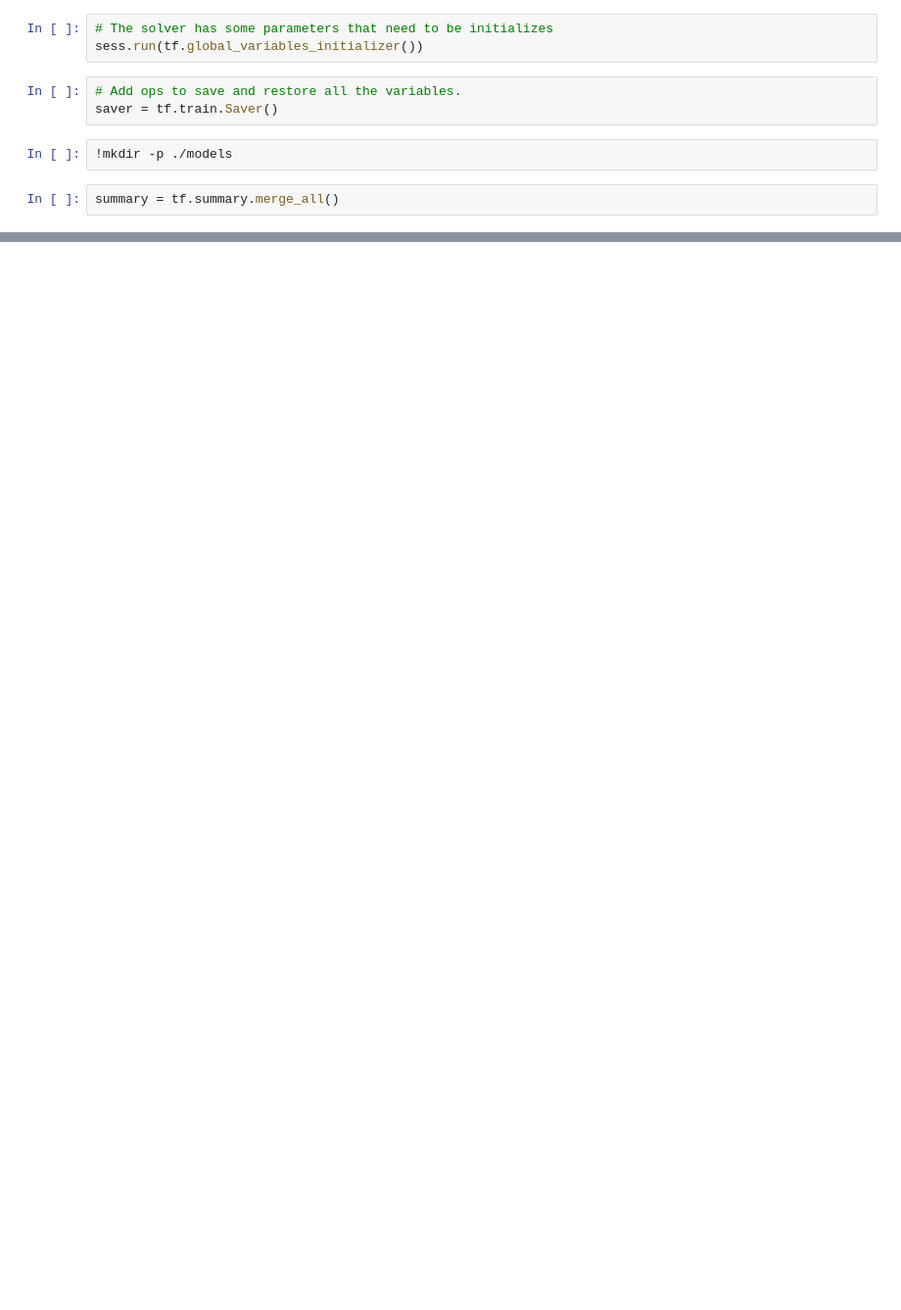
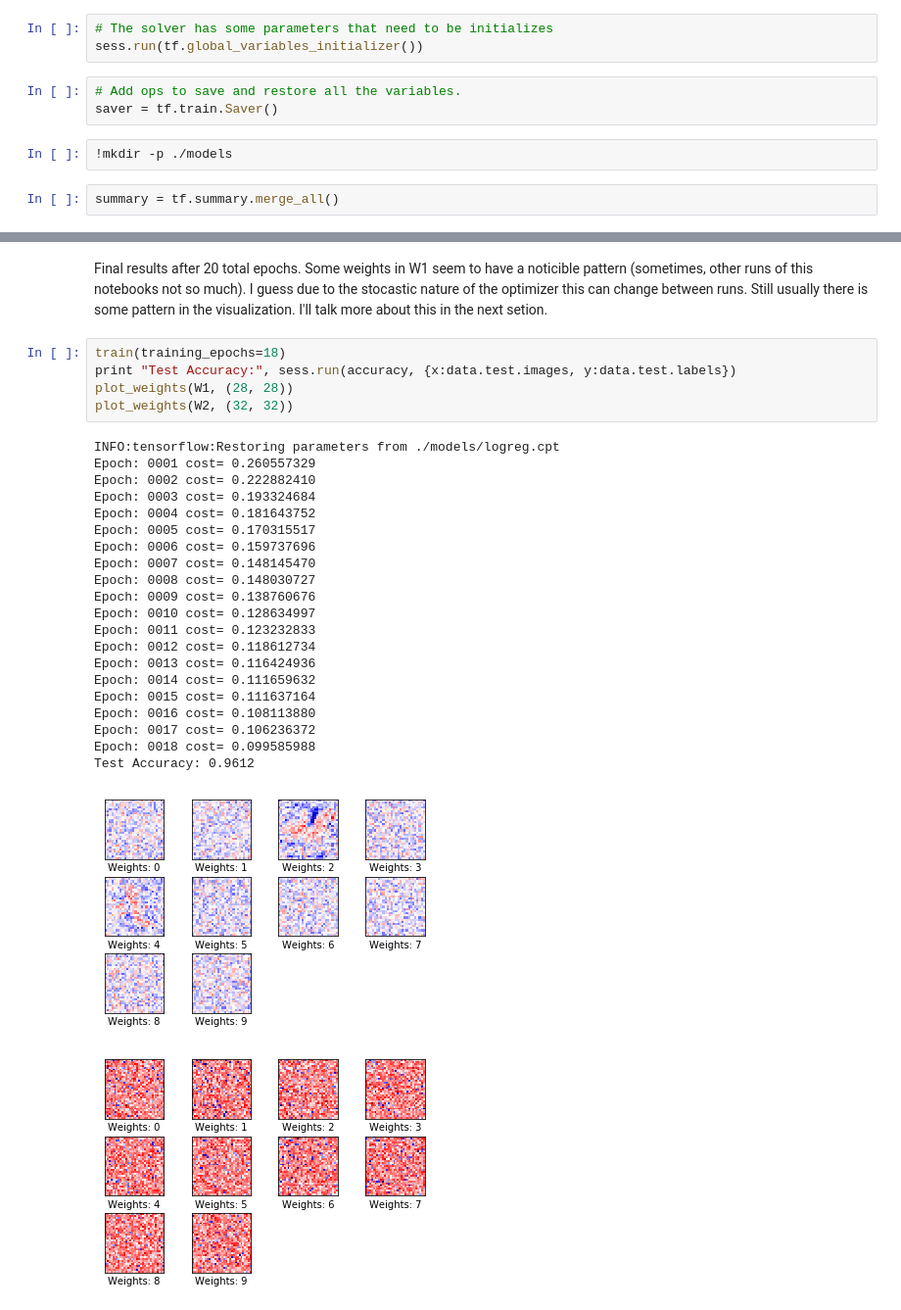
Before and after one commit to mspinelli/cse627a, a Jupyter notebook: labs/lab-07/my_solutions/lab07.ipynb, the cells around one changed output, grey strips where cells are left out. Shown: that part at 98% size. Drawn from its saved outputs; the diff is of its cells as text; blank space fills up the shorter version.

```diff
--- a/labs/lab-07/my_solutions/lab07.ipynb
+++ b/labs/lab-07/my_solutions/lab07.ipynb
@@ -224,0 +436,30 @@ Let's go back and add a hidden layer
+# %% [markdown]
+Final results after 20 total epochs. Some weights in W1 seem to have a noticible pattern (sometimes, other runs of this notebooks not so much). I guess due to the stocastic nature of the optimizer this can change between runs. Still usually there is some pattern in the visualization. I'll talk more about this in the next setion.
+# %%
+train(training_epochs=18)
+print "Test Accuracy:", sess.run(accuracy, {x:data.test.images, y:data.test.labels})
+plot_weights(W1, (28, 28))
+plot_weights(W2, (32, 32))
+# %% [output]
+INFO:tensorflow:Restoring parameters from ./models/logreg.cpt
+Epoch: 0001 cost= 0.260557329
+Epoch: 0002 cost= 0.222882410
+Epoch: 0003 cost= 0.193324684
+Epoch: 0004 cost= 0.181643752
+Epoch: 0005 cost= 0.170315517
+Epoch: 0006 cost= 0.159737696
+Epoch: 0007 cost= 0.148145470
+Epoch: 0008 cost= 0.148030727
+Epoch: 0009 cost= 0.138760676
+Epoch: 0010 cost= 0.128634997
+Epoch: 0011 cost= 0.123232833
+Epoch: 0012 cost= 0.118612734
+Epoch: 0013 cost= 0.116424936
+Epoch: 0014 cost= 0.111659632
+Epoch: 0015 cost= 0.111637164
+Epoch: 0016 cost= 0.108113880
+Epoch: 0017 cost= 0.106236372
+Epoch: 0018 cost= 0.099585988
+Test Accuracy: 0.9612
+[figure, added]
+[figure, added]
```
Also changed, not shown: parts of 70 cells of this notebook.
